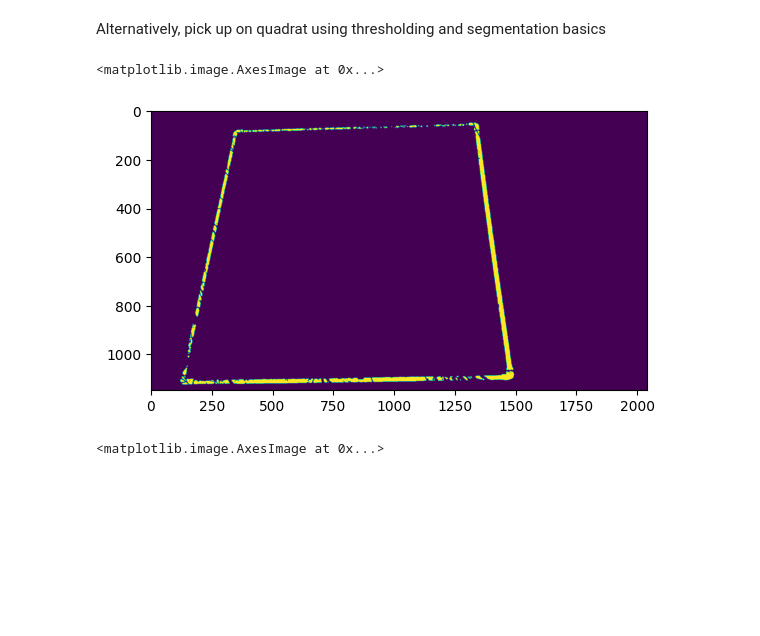
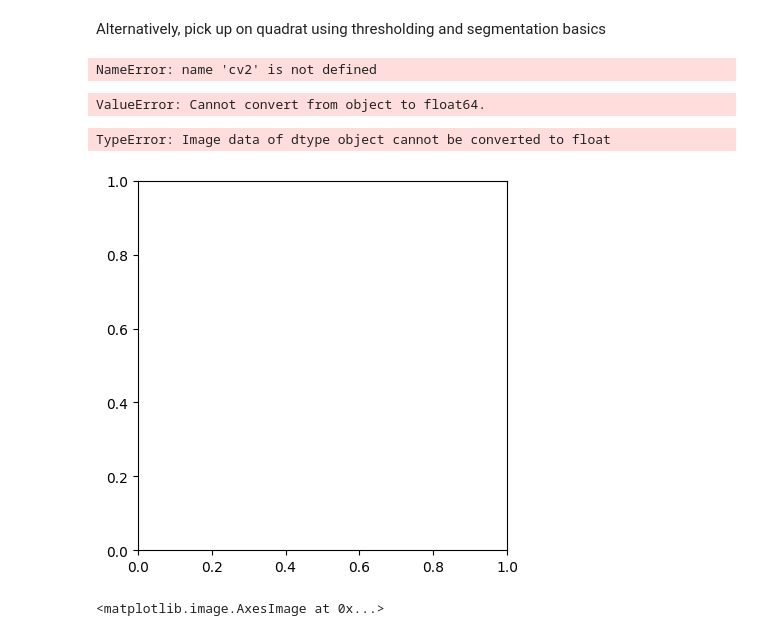
Before and after one commit to dustydells/mtech_reu_plants, a Jupyter notebook: sandbox.ipynb, the cells around one changed output. Drawn from its saved outputs; the diff is of its cells as text; code cells hidden in the pictures; blank space fills up the shorter version.

```diff
--- a/sandbox.ipynb
+++ b/sandbox.ipynb
@@ -1096,11 +1098,13 @@ Alternatively, pick up on quadrat using thresholding and segmentation basics
+# %%
+img = cv2.imread('test_photos/image_23.jpg', 0)
+# %% [output]
+NameError: name 'cv2' is not defined
 # %%
-img = cv2.imread('test_photos/image_1.jpg', 0)
-
 # Denoise with filter (Experiment with median and gaussian, in addition to alternate sigma values)
 img_denoised = ndimage.median_filter(img, 4)
 
 # Convert image into float
-img_float = img_as_float(img)
+img_float = img_as_float(img_denoised)
 
 # If image is <= to the threshold number, it's True. False otherwise.
 binary_otsu = img_float >= .93 # .90 is meant to pick up the white of the quadrat.
@@ -1111,15 +1115,50 @@ img_ubyte = img_as_ubyte(binary_otsu)
 # Use median filter to remove the noise in the rest of the image so only the quadrat will get used
 blurred_ubyte = ndimage.median_filter(img_ubyte, 4)
 
-plt.imshow(blurred_ubyte)
+# plt.imshow(img_binary_combo)
 
 # cv2.imshow('img', img_ubyte)
 
 # cv2.waitKey(0)
 # cv2.destroyAllWindows()
 # %% [output]
-<matplotlib.image.AxesImage at 0x...>
+ValueError: Cannot convert from object to float64.
-[figure, removed]
+# %%
+from skimage.filters.rank import entropy
+from skimage.morphology import disk
+
+# TINKERING to see if I can capture the quadrat more accurately
+# entropy_img = entropy(img, disk(3))
+# img_float_entropy = img_as_float(entropy_img)
+
+# Threshold by hue to capture shadows over quadrat
+color_img = cv2.imread('test_photos/image_23.jpg')
+plt.imshow(color_img)
+
+
+# Convert the images to HSV
+# img_hsv = cv2.cvtColor(color_img, cv2.COLOR_RGB2HSV)
+
+# mask = cv2.inRange(img_hsv, (200, 0, 0), (230, 255, 255))
+
+
+# img_binary_combo = img_as_ubyte((img_float.any() >= .90) and (img_float_entropy < 4.25))
+# img_just_luminance = img_as_ubyte(img_float >= .90)
+# img_just_entropy = img_as_ubyte(img_float_entropy < 4.25)
+
+# cv2.imshow('Luminance restriction', img_just_luminance)
+# cv2.imshow('Entropy restriction', img_just_entropy)
+# cv2.imshow('Binary combo', img_binary_combo)
+
+# cv2.waitKey(0)
+# cv2.destroyAllWindows()
+
+plt.imshow(color_img)
+
+# plt.hist(img_float_entropy.flat, bins=100)
+# %% [output]
+TypeError: Image data of dtype object cannot be converted to float
+[figure, added]
 # %%
 # Random sreeni cleanup code that might do stuff to pull together shapes?
 kernel = np.ones((3,3), np.uint8)
```
Also changed, not shown: parts of 1 cell of this notebook, 1 other file.
